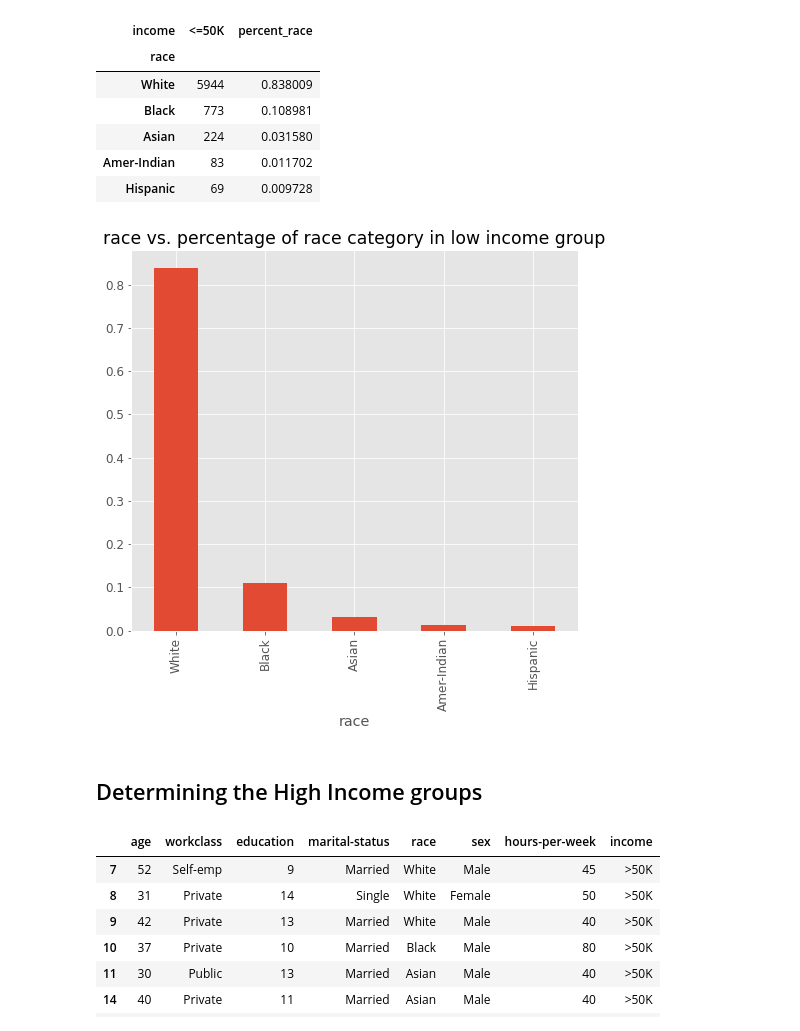
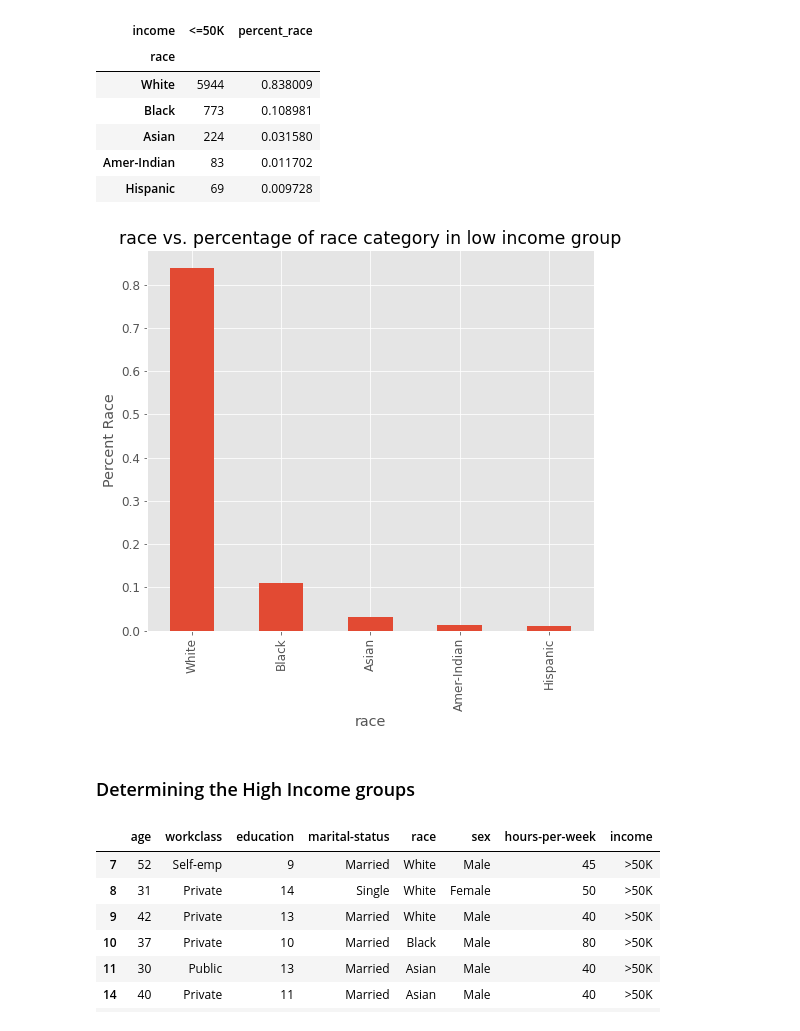
Before and after one commit to Ron256/DSC478MachineLearning, a Jupyter notebook: Notebooks/HomeWorkAssignments/ProgrammingMachineLearningAssignment1.ipynb, the cells around one changed output. Cells and saved outputs as stored; diff of their text form; code cells hidden in the pictures.

```diff
--- a/Notebooks/HomeWorkAssignments/ProgrammingMachineLearningAssignment1.ipynb
+++ b/Notebooks/HomeWorkAssignments/ProgrammingMachineLearningAssignment1.ipynb
@@ -470,11 +540,13 @@ ctI_dfSorted
 | Hispanic | 69 | 0.009728 |
 # %%
 plt.rcParams.update({'font.size': 12}) # set the font size, this must be set at the top.
-plt.show(ctI_dfSorted['percent_race'].plot(kind = 'bar', figsize = (8, 7), title = 'race vs. percentage of race category in low income group'))
+ctI_dfSorted['percent_race'].plot(kind = 'bar', figsize = (8, 7), title = 'race vs. percentage of race category in low income group')
+plt.ylabel('Percent Race')
+plt.show()
 # %% [output]
-[figure, old version]
+[figure, new version]
 # %% [markdown]
-## Determining the High Income groups
+### Determining the High Income groups
 # %%
 # subselection to filter out the low income groups
 mask_HighIncome = df['income'] == '>50K'
```
Also changed, not shown: parts of 86 cells of this notebook.
